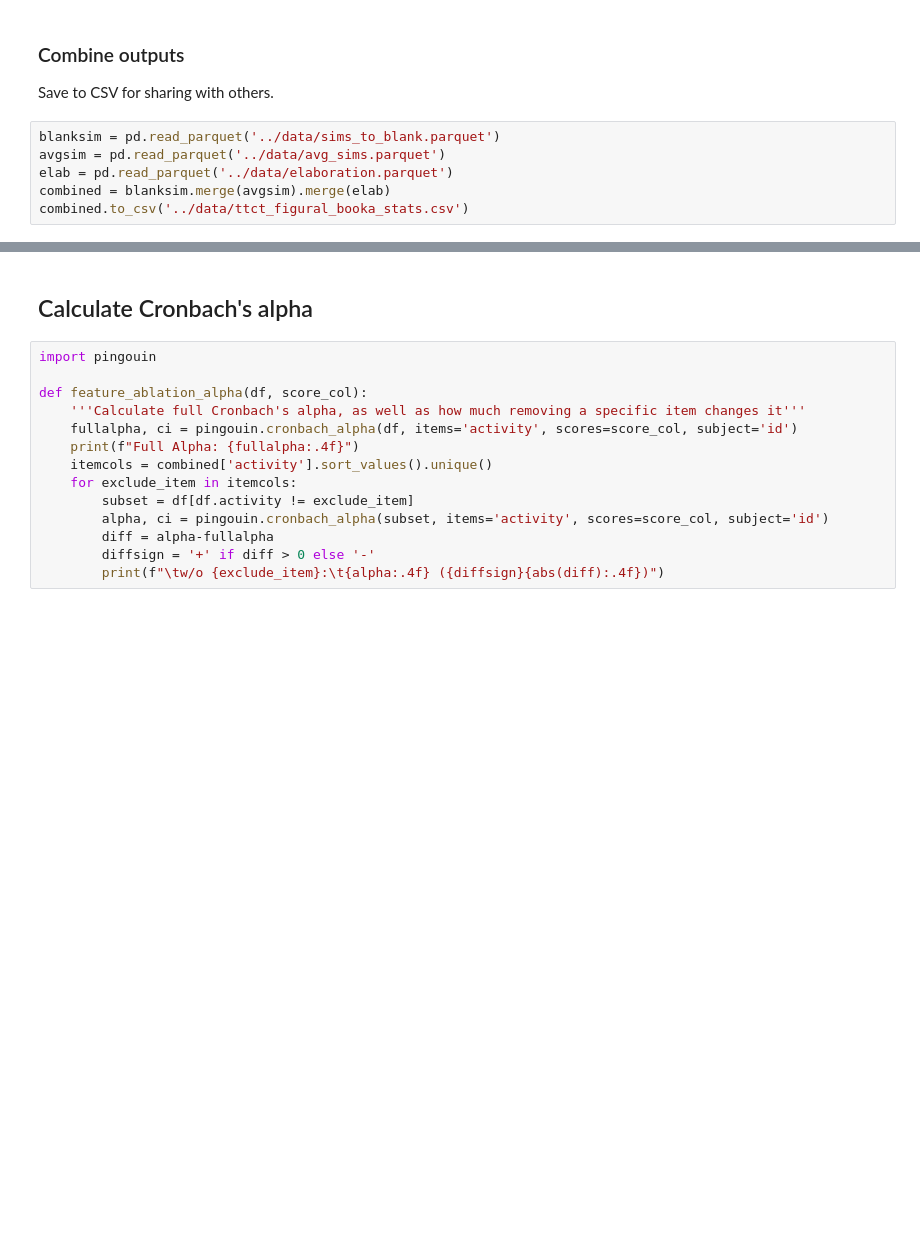
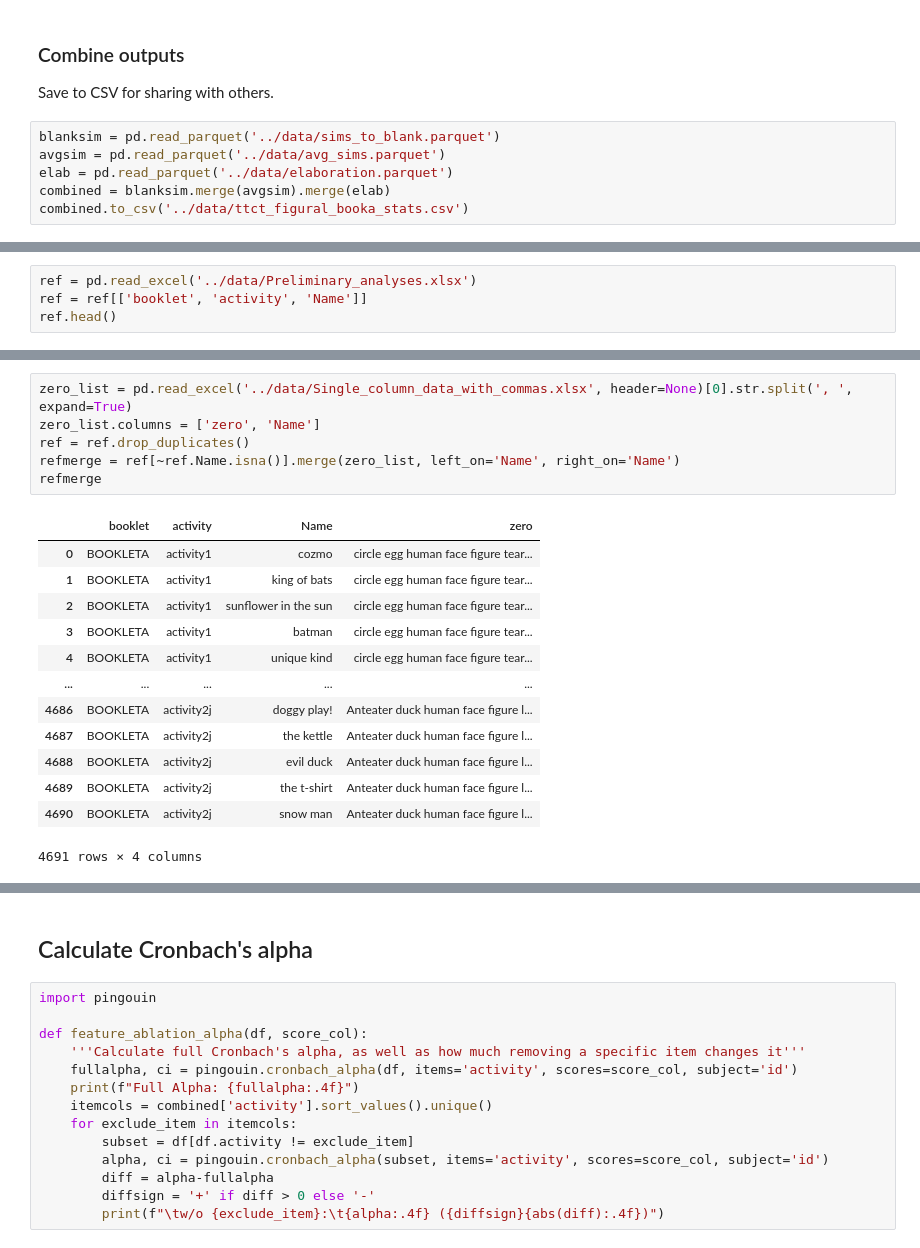
Before and after one commit to massivetexts/motes-figural, a Jupyter notebook: notebooks/measures/clip.ipynb, the cells around one changed output, grey strips where cells are left out. Saved outputs shown, nothing was run; the diff lists cells and outputs as text; blank space fills up the shorter version.

```diff
--- a/notebooks/clip.ipynb
+++ b/notebooks/measures/clip.ipynb
@@ -191,0 +197,4 @@ combined.to_csv('../data/ttct_figural_booka_stats.csv')
+# %%
+ref = pd.read_excel('../data/Preliminary_analyses.xlsx')
+ref = ref[['booklet', 'activity', 'Name']]
+ref.head()
@@ -191,0 +232,20 @@ combined.to_csv('../data/ttct_figural_booka_stats.csv')
+# %%
+zero_list = pd.read_excel('../data/Single_column_data_with_commas.xlsx', header=None)[0].str.split(', ', expand=True)
+zero_list.columns = ['zero', 'Name']
+ref = ref.drop_duplicates()
+refmerge = ref[~ref.Name.isna()].merge(zero_list, left_on='Name', right_on='Name')
+refmerge
+# %% [output]
+|  | booklet | activity | Name | zero |
+| 0 | BOOKLETA | activity1 | cozmo | circle egg human face figure tear... |
+| 1 | BOOKLETA | activity1 | king of bats | circle egg human face figure tear... |
+| 2 | BOOKLETA | activity1 | sunflower in the sun | circle egg human face figure tear... |
+| 3 | BOOKLETA | activity1 | batman | circle egg human face figure tear... |
+| 4 | BOOKLETA | activity1 | unique kind | circle egg human face figure tear... |
+| ... | ... | ... | ... | ... |
+| 4686 | BOOKLETA | activity2j | doggy play! | Anteater duck human face figure l... |
+| 4687 | BOOKLETA | activity2j | the kettle | Anteater duck human face figure l... |
+| 4688 | BOOKLETA | activity2j | evil duck | Anteater duck human face figure l... |
+| 4689 | BOOKLETA | activity2j | the t-shirt | Anteater duck human face figure l... |
+| 4690 | BOOKLETA | activity2j | snow man | Anteater duck human face figure l... |
+4691 rows × 4 columns
```
Also changed, not shown: parts of 6 cells of this notebook, 5 other files.
